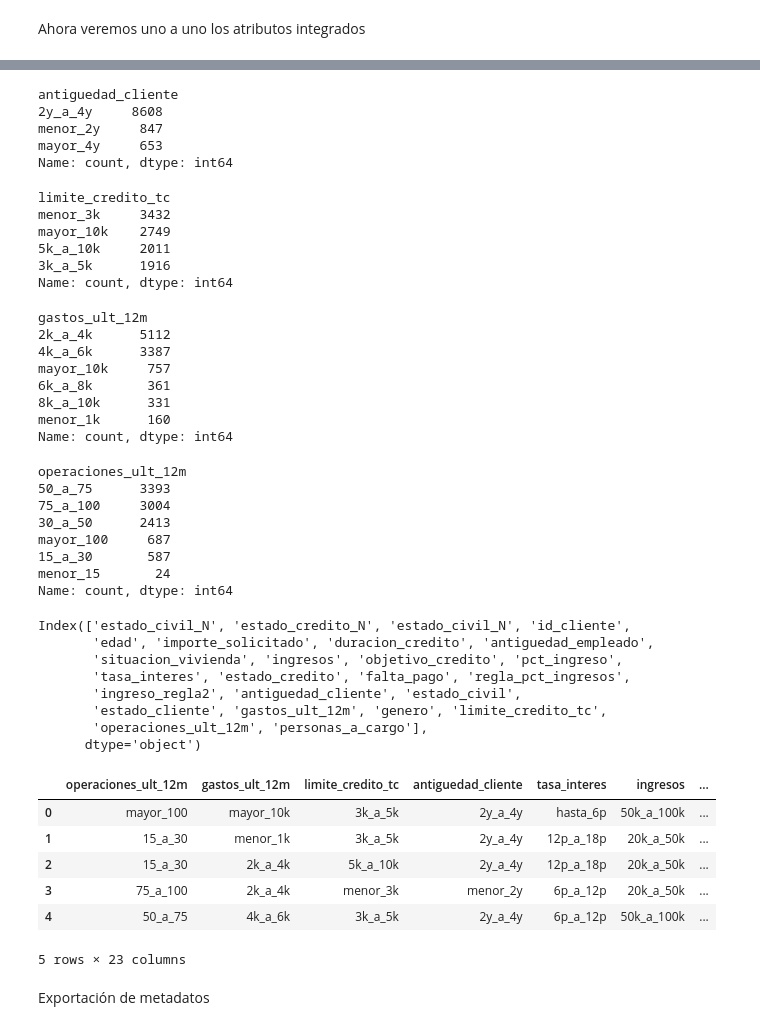
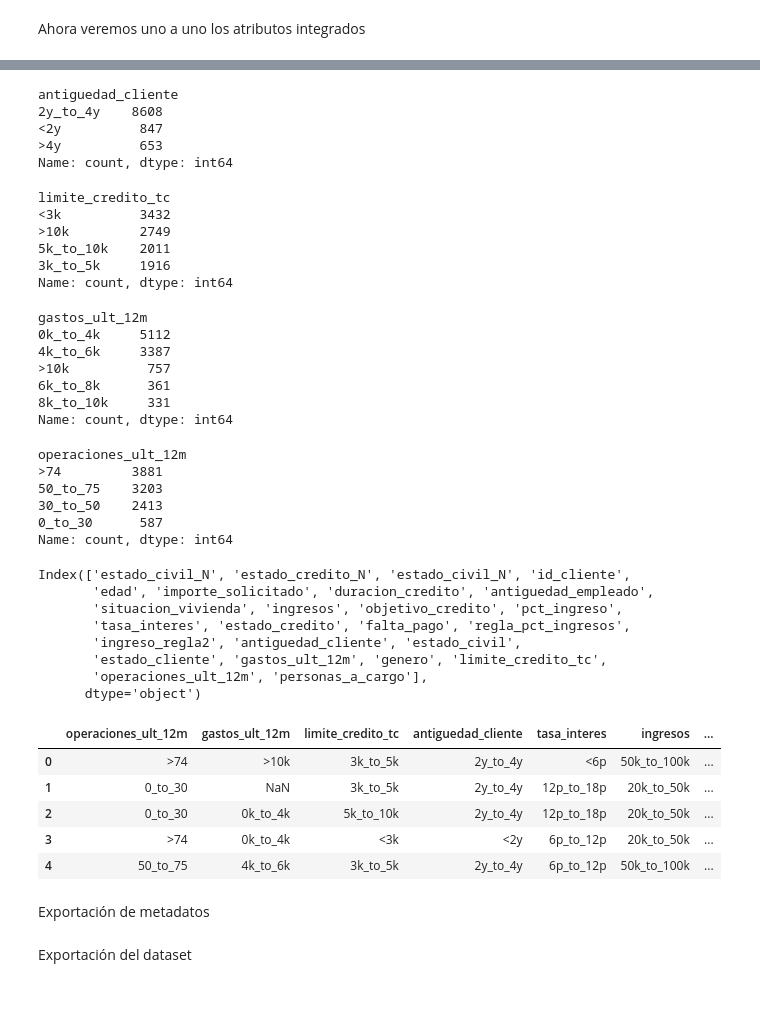
Before and after one commit to Joseluis0709/13MBID-Abr23, a Jupyter notebook: notebooks/02-Preparacion-Datos/PD01-Transformaciones.ipynb, the cells around one changed output, grey strips where cells are left out. Drawn from its saved outputs; the diff is of its cells as text; code cells hidden in the pictures; blank space fills up the shorter version.

```diff
--- a/notebooks/02-Preparacion-Datos/PD01-Transformaciones.ipynb
+++ b/notebooks/02-Preparacion-Datos/PD01-Transformaciones.ipynb
@@ -401,7 +419,7 @@ Name: count, dtype: int64
 # %%
 # antiguedad_cliente
 
-etiquetas_a_c = ['menor_2y', '2y_a_4y', 'mayor_4y']
+etiquetas_a_c = ['<2y', '2y_to_4y', '>4y']
 rangos_a_c = [0, 24, 48, 100]
 antiguedad_cliente_N = pd.cut(df_integrado['antiguedad_cliente'],
                                 bins=rangos_a_c,
@@ -410,14 +428,14 @@ antiguedad_cliente_N = pd.cut(df_integrado['antiguedad_cliente'],
 antiguedad_cliente_N.value_counts()
 # %% [output]
 antiguedad_cliente
-2y_a_4y     8608
-menor_2y     847
-mayor_4y     653
+2y_to_4y    8608
+<2y          847
+>4y          653
 Name: count, dtype: int64
 # %%
 # limite_credito_tc
 
-etiquetas_l_tc = ['menor_3k', '3k_a_5k', '5k_a_10k', 'mayor_10k']
+etiquetas_l_tc = ['<3k', '3k_to_5k', '5k_to_10k', '>10k']
 rangos_l_tc = [0, 2999, 4999, 9999, 100000]
 limite_credito_tc_N = pd.cut(df_integrado['limite_credito_tc'],
                                 bins=rangos_l_tc,
@@ -426,16 +444,16 @@ limite_credito_tc_N = pd.cut(df_integrado['limite_credito_tc'],
 limite_credito_tc_N.value_counts()
 # %% [output]
 limite_credito_tc
-menor_3k     3432
-mayor_10k    2749
-5k_a_10k     2011
-3k_a_5k      1916
+<3k          3432
+>10k         2749
+5k_to_10k    2011
+3k_to_5k     1916
 Name: count, dtype: int64
 # %%
 # gastos_ult_12m
 
-etiquetas_g_u12 = ['menor_1k', '2k_a_4k', '4k_a_6k', '6k_a_8k', '8k_a_10k', 'mayor_10k']
-rangos_g_u12 = [0, 999, 3999, 5999, 7999, 9999, 100000]
+etiquetas_g_u12 = ['0k_to_4k', '4k_to_6k', '6k_to_8k', '8k_to_10k', '>10k']
+rangos_g_u12 = [999, 3999, 5999, 7999, 9999, 100000]
 gastos_ult_12m_N = pd.cut(df_integrado['gastos_ult_12m'],
                                 bins=rangos_g_u12,
                                 labels=etiquetas_g_u12)
@@ -443,18 +461,17 @@ gastos_ult_12m_N = pd.cut(df_integrado['gastos_ult_12m'],
 gastos_ult_12m_N.value_counts()
 # %% [output]
 gastos_ult_12m
-2k_a_4k      5112
-4k_a_6k      3387
-mayor_10k     757
-6k_a_8k       361
-8k_a_10k      331
-menor_1k      160
+0k_to_4k     5112
+4k_to_6k     3387
+>10k          757
+6k_to_8k      361
+8k_to_10k     331
 Name: count, dtype: int64
 # %%
 # operaciones_ult_12m
 
-etiquetas_o_u12 = ['menor_15', '15_a_30', '30_a_50', '50_a_75', '75_a_100', 'mayor_100']
-rangos_o_u12 = [0, 14, 29, 49, 74, 99, 1000]
+etiquetas_o_u12 = ['0_to_30', '30_to_50', '50_to_75', '>74']
+rangos_o_u12 = [14, 29, 49, 73, 1000]
 operaciones_ult_12m_N = pd.cut(df_integrado['operaciones_ult_12m'],
                                 bins=rangos_o_u12,
                                 labels=etiquetas_o_u12)
@@ -462,12 +479,10 @@ operaciones_ult_12m_N = pd.cut(df_integrado['operaciones_ult_12m'],
 operaciones_ult_12m_N.value_counts()
 # %% [output]
 operaciones_ult_12m
-50_a_75      3393
-75_a_100     3004
-30_a_50      2413
-mayor_100     687
-15_a_30       587
-menor_15       24
+>74         3881
+50_to_75    3203
+30_to_50    2413
+0_to_30      587
 Name: count, dtype: int64
 # %%
 df_integrado.columns
@@ -481,32 +496,33 @@ Index(['estado_civil_N', 'estado_credito_N', 'estado_civil_N', 'id_cliente',
        'operaciones_ult_12m', 'personas_a_cargo'],
       dtype='object')
 # %%
-#Preguntar a Aquiles - no entendi por que borra todas esas columnas
+
 col_eliminar_final = [
               'edad',
+              'estado_civil_N',
+              'estado_credito_N',
               'antiguedad_empleado',
               'antiguedad_cliente',
               'ingresos',
               'pct_ingreso',
               'tasa_interes',
               'regla_pct_ingresos',
               'gastos_ult_12m',
               'limite_credito_tc',
               'operaciones_ult_12m',
               'id_cliente']
 
 df_integrado.drop(col_eliminar_final, inplace=True, axis=1)
 
 
 df_final = pd.concat([operaciones_ult_12m_N, gastos_ult_12m_N, limite_credito_tc_N, antiguedad_cliente_N, tasa_interes_N, ingresos_N, pct_ingreso_N, antiguedad_empleados_N, edad_N, df_integrado], axis=1)
 df_final.head(5)
 # %% [output]
 |  | operaciones_ult_12m | gastos_ult_12m | limite_credito_tc | antiguedad_cliente | tasa_interes | ingresos | ... |
-| 0 | mayor_100 | mayor_10k | 3k_a_5k | 2y_a_4y | hasta_6p | 50k_a_100k | ... |
-| 1 | 15_a_30 | menor_1k | 3k_a_5k | 2y_a_4y | 12p_a_18p | 20k_a_50k | ... |
-| 2 | 15_a_30 | 2k_a_4k | 5k_a_10k | 2y_a_4y | 12p_a_18p | 20k_a_50k | ... |
-| 3 | 75_a_100 | 2k_a_4k | menor_3k | menor_2y | 6p_a_12p | 20k_a_50k | ... |
-| 4 | 50_a_75 | 4k_a_6k | 3k_a_5k | 2y_a_4y | 6p_a_12p | 50k_a_100k | ... |
+| 0 | >74 | >10k | 3k_to_5k | 2y_to_4y | <6p | 50k_to_100k | ... |
+| 1 | 0_to_30 | NaN | 3k_to_5k | 2y_to_4y | 12p_to_18p | 20k_to_50k | ... |
+| 2 | 0_to_30 | 0k_to_4k | 5k_to_10k | 2y_to_4y | 12p_to_18p | 20k_to_50k | ... |
+| 3 | >74 | 0k_to_4k | <3k | <2y | 6p_to_12p | 20k_to_50k | ... |
+| 4 | 50_to_75 | 4k_to_6k | 3k_to_5k | 2y_to_4y | 6p_to_12p | 50k_to_100k | ... |
-5 rows × 23 columns
 # %% [markdown]
 Exportación de metadatos
@@ -512,0 +534,2 @@ Exportación de metadatos
+# %% [markdown]
+Exportación del dataset
```
Also changed, not shown: parts of 9 cells of this notebook, 1 other file.
